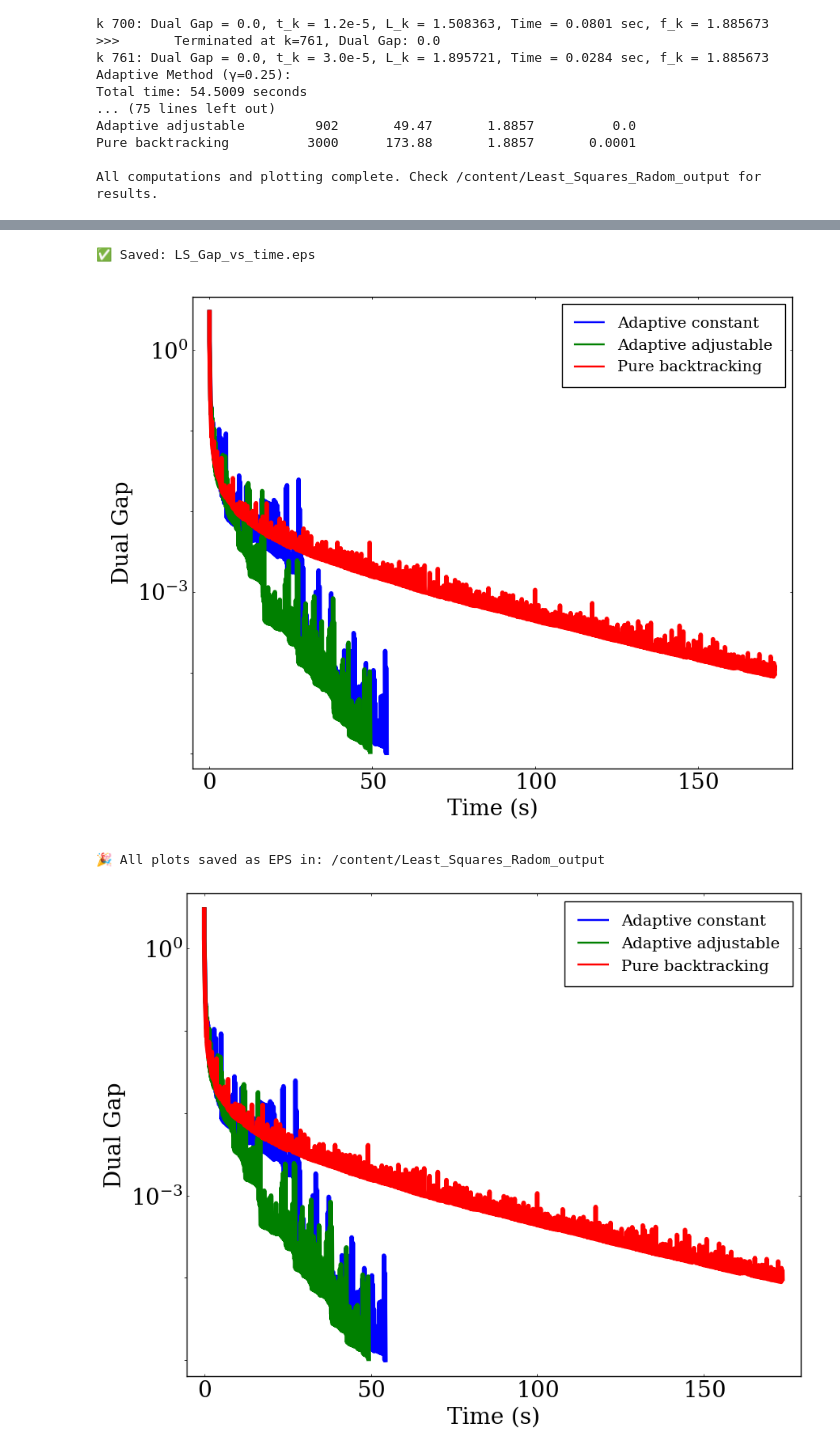
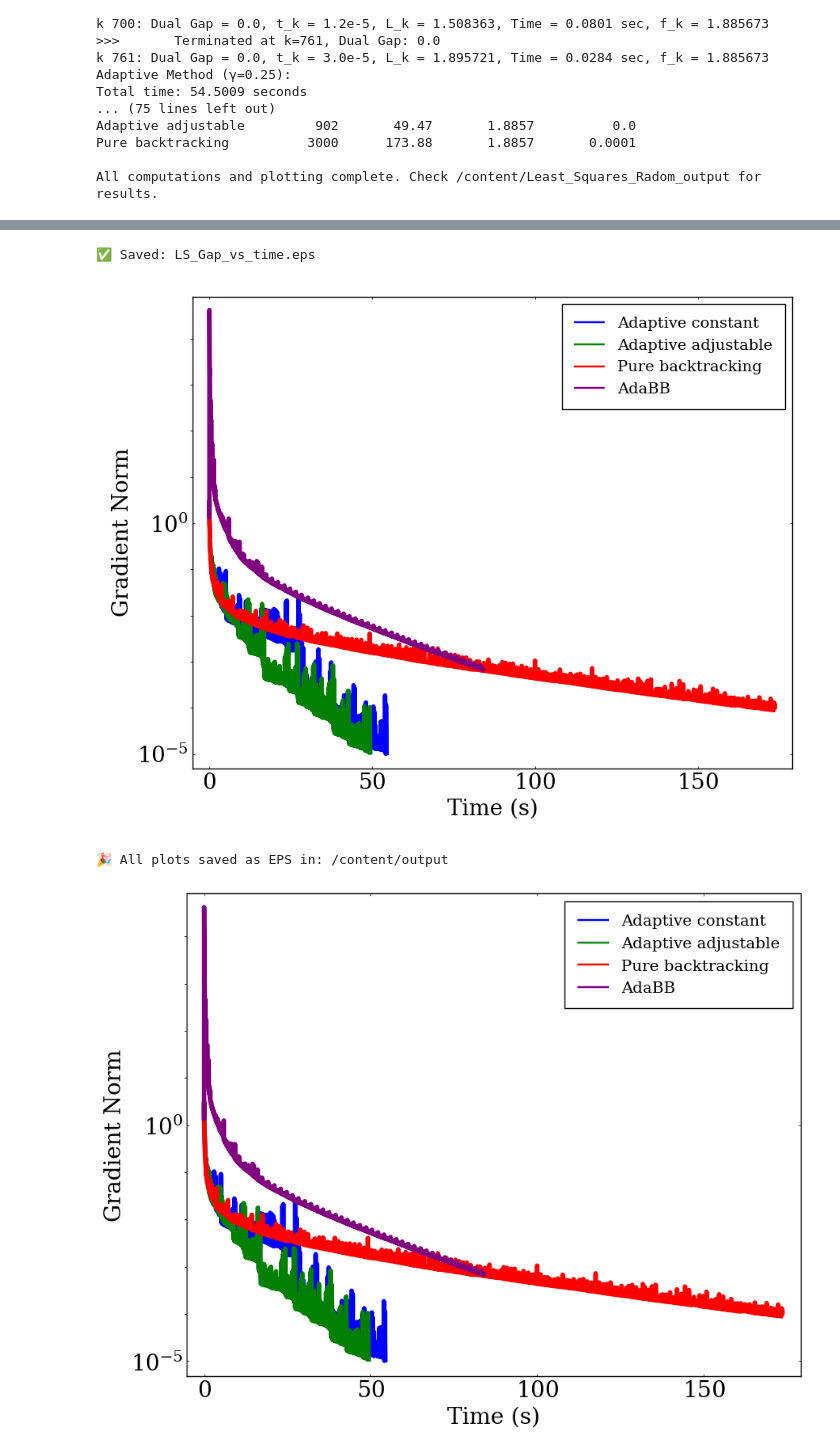
Before and after one commit to abbaskhademi/Adaptive-Step-Size, a Jupyter notebook: Least Squares/Least_Squares_Problem.ipynb, the cells around one changed output, grey strips where cells are left out. Cells and saved outputs as stored; diff of their text form; code cells hidden in the pictures.

```diff
--- a/Least Squares/Least_Squares_Problem.ipynb
+++ b/Least Squares/Least_Squares_Problem.ipynb
@@ -463,10 +604,27 @@ All computations and plotting complete. Check /content/Least_Squares_Radom_outpu
 # %%
+# Ensure all necessary packages are loaded    1
+using DataFrames, LinearAlgebra, Statistics, MAT, Random, Plots, Measures, CSV, Arpack, Downloads, SparseArrays
+
+# ⚠️ Use PyPlot backend — works reliably in Colab and supports EPS
+using PyPlot
+pyplot()
+
+output_dir = "/content/output"  # Changed to distinguish from logistic output
+mkpath(output_dir)
+
+
+# --- LOAD DATA ONCE ---
+our = matread(joinpath(output_dir, "results_FW_OUR.mat"))
+our5 = matread(joinpath(output_dir, "results_FW_OUR_5.mat"))
+ped = matread(joinpath(output_dir, "results_FW_Pedregosa.mat"))
+ada = matread(joinpath(output_dir, "results_adabb.mat"))
 #________________________ PLOTTING FUNCTION (LEGEND ORDER = TABLE ORDER) ________________________#
 function create_and_save_plots()
     # --- PREPARE CUMULATIVE TIMES ---
     our_cum_times = [0.0; cumsum(our["times"][1:end-1])]
     our5_cum_times = [0.0; cumsum(our5["times"][1:end-1])]
     ped_cum_times = [0.0; cumsum(ped["times"][1:end-1])]
+    ada_cum_times = [0.0; cumsum(ada["times"][1:end-1])]
 
     # --- STYLE DICTIONARY ---
     style = Dict(
@@ -481,11 +639,11 @@ function create_and_save_plots()
         :linewidth => 2
     )
 
-    # --- PLOT 1: Lipschitz Constants (Legend order: Adaptive constant → Adaptive adjustable → Pedregosa) ---
-    p1 = Plots.plot()  # Start with empty plot (optional, but clean)
+    # --- PLOT 1: Lipschitz Constants (AdaBB uses step sizes instead) ---
+    p1 = Plots.plot()
     # 1. Plot RED first — hidden from legend (drawn underneath)
     Plots.plot!(p1, ped["L_ks"],
-                label=false,                  # ← NOT in legend yet
+                label=false,
                 color=:red,
                 seriestype=:scatter,
                 markersize=8,
@@ -518,7 +676,6 @@ function create_and_save_plots()
                 markersize=8,
                 marker=:star5,
                 markerstrokewidth=0)
-        # 2. Plot BLUE — appears in legend
 
 
     # Set axis labels and style
@@ -531,7 +688,7 @@ function create_and_save_plots()
     println("✅ Saved: LS_L.eps")
     display(p1)
 
-    # --- PLOT 2: Dual Gap vs Iteration (Legend order: Adaptive constant → Adaptive adjustable → Pedregosa → Short → Open) ---
+    # --- PLOT 2: Gradient Norm vs Iteration ---
     p2 = Plots.plot(our["gaps"],
                     label="Adaptive constant",
                     color=:blue,
@@ -539,10 +696,10 @@ function create_and_save_plots()
                     markersize=7,
                     yscale=:log10,
                     xlabel="Iteration",
-                    ylabel="Dual Gap";
+                    ylabel="Gradient Norm";
                     style...)
     Plots.plot!(p2, our["gaps"],
-                label=false,                  # ← NOT in legend yet
+                label=false,
                 color=:blue,
                 markerstrokecolor=:blue,
                 linewidth=4,
@@ -553,11 +710,16 @@ function create_and_save_plots()
                     markerstrokecolor=:green,
                     linewidth=4,
                     markersize=7)
-
     Plots.plot!(p2, ped["gaps"],
                     label="Pure backtracking",
                     color=:red,
                     markerstrokecolor=:red,
+                    linewidth=4,
+                    markersize=7)
+    Plots.plot!(p2, ada["gaps"],
+                    label="AdaBB",
+                    color=:purple,
+                    markerstrokecolor=:purple,
                     linewidth=4,
                     markersize=7)
 
@@ -565,18 +727,18 @@ function create_and_save_plots()
     println("✅ Saved: LS_Gap.eps")
     display(p2)
 
-    # --- PLOT 3: Dual Gap vs Time (Same order) ---
+    # --- PLOT 3: Gradient Norm vs Time ---
     p3 = Plots.plot(our_cum_times[1:end-1], our["gaps"],
                     label="Adaptive constant",
                     color=:blue,
                     markerstrokecolor=:blue,
                     yscale=:log10,
                     xlabel="Time (s)",
-                    ylabel="Dual Gap",
+                    ylabel="Gradient Norm",
                     markersize=7;
                     style...)
     Plots.plot!(p3, our_cum_times[1:end-1], our["gaps"],
-                label=false,                  # ← NOT in legend yet
+                label=false,
                 color=:blue,
                 markerstrokecolor=:blue,
                 linewidth=4,
@@ -587,11 +749,16 @@ function create_and_save_plots()
                     markerstrokecolor=:green,
                     linewidth=4,
                     markersize=7)
-
     Plots.plot!(p3, ped_cum_times[1:end-1], ped["gaps"],
                     label="Pure backtracking",
                     color=:red,
                     markerstrokecolor=:red,
+                    linewidth=4,
+                    markersize=7)
+    Plots.plot!(p3, ada_cum_times[1:end-1], ada["gaps"],
+                    label="AdaBB",
+                    color=:purple,
+                    markerstrokecolor=:purple,
                     linewidth=4,
                     markersize=7)
 
@@ -612,5 +779,5 @@ create_and_save_plots()
 ✅ Saved: LS_Gap_vs_time.eps
-[figure, old version]
+[figure, new version]
-🎉 All plots saved as EPS in: /content/Least_Squares_Radom_output
+🎉 All plots saved as EPS in: /content/output
-[figure, old version]
+[figure, new version]
 # %%
```
Also changed, not shown: parts of 4 cells of this notebook, 4 other files.
